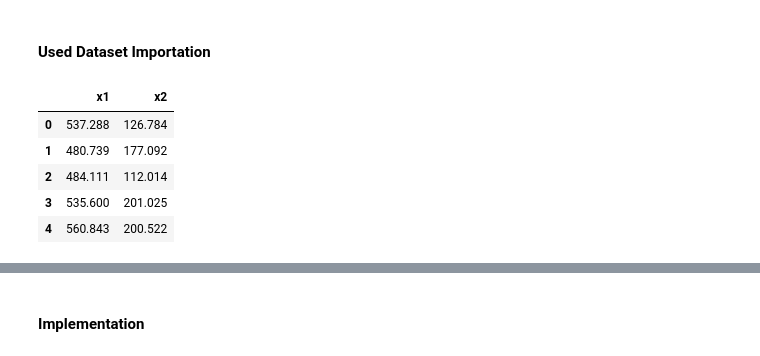
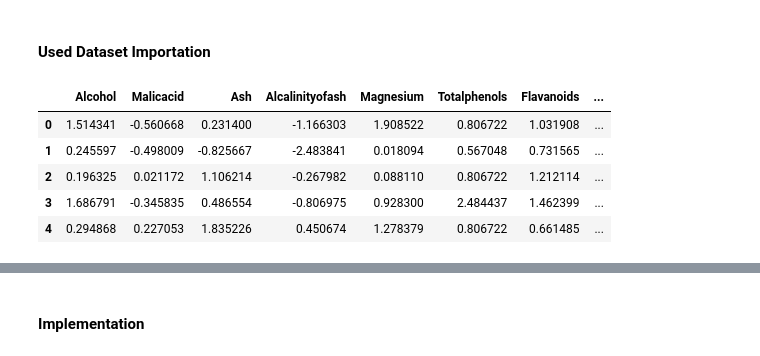
Before and after one commit to Yseoo/DBscan, a Jupyter notebook: DBScan Implementation.ipynb, the cells around one changed output, grey strips where cells are left out. Drawn from its saved outputs; the diff is of its cells as text; code cells hidden in the pictures.

```diff
--- a/DBScan Implementation.ipynb
+++ b/DBScan Implementation.ipynb
@@ -10,12 +11,13 @@ import math as m
 # %% [markdown]
 #### Used Dataset Importation
-# %%
-data = pd.read_csv("spreadTest.csv", delimiter = ',', header=0, dtype={'x1':np.float64, 'x2':np.float64})
-data.head()
-# %% [output]
-|  | x1 | x2 |
-| 0 | 537.288 | 126.784 |
-| 1 | 480.739 | 177.092 |
-| 2 | 484.111 | 112.014 |
-| 3 | 535.600 | 201.025 |
-| 4 | 560.843 | 200.522 |
+# %%
+dataf = pd.read_csv("wine_cultivar_classification.csv", header=0)
+dataf.pop('class')
+dataf.head()
+# %% [output]
+|  | Alcohol | Malicacid | Ash | Alcalinityofash | Magnesium | Totalphenols | Flavanoids | ... |
+| 0 | 1.514341 | -0.560668 | 0.231400 | -1.166303 | 1.908522 | 0.806722 | 1.031908 | ... |
+| 1 | 0.245597 | -0.498009 | -0.825667 | -2.483841 | 0.018094 | 0.567048 | 0.731565 | ... |
+| 2 | 0.196325 | 0.021172 | 1.106214 | -0.267982 | 0.088110 | 0.806722 | 1.212114 | ... |
+| 3 | 1.686791 | -0.345835 | 0.486554 | -0.806975 | 0.928300 | 2.484437 | 1.462399 | ... |
+| 4 | 0.294868 | 0.227053 | 1.835226 | 0.450674 | 1.278379 | 0.806722 | 0.661485 | ... |
```
Also changed, not shown: parts of 6 cells of this notebook.
